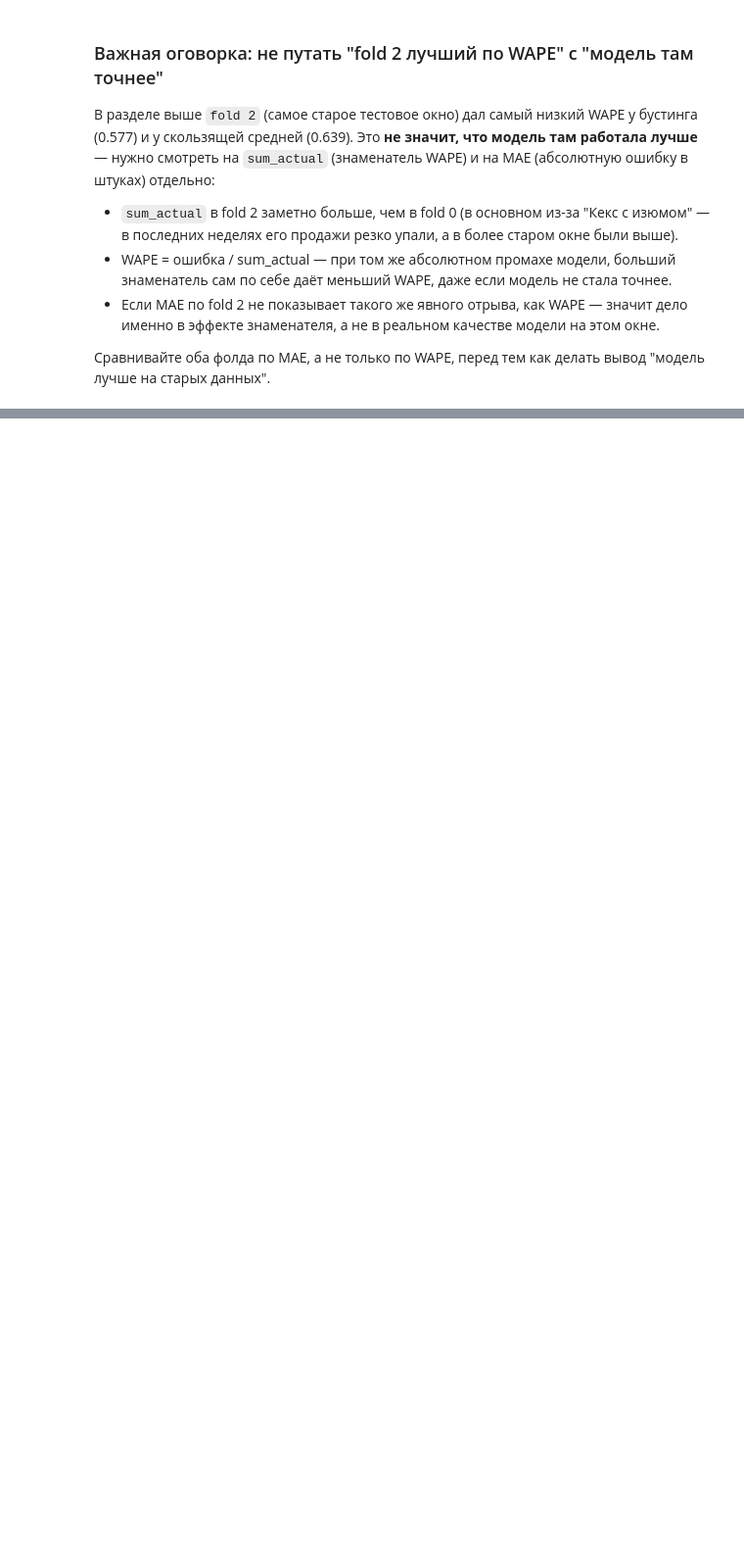
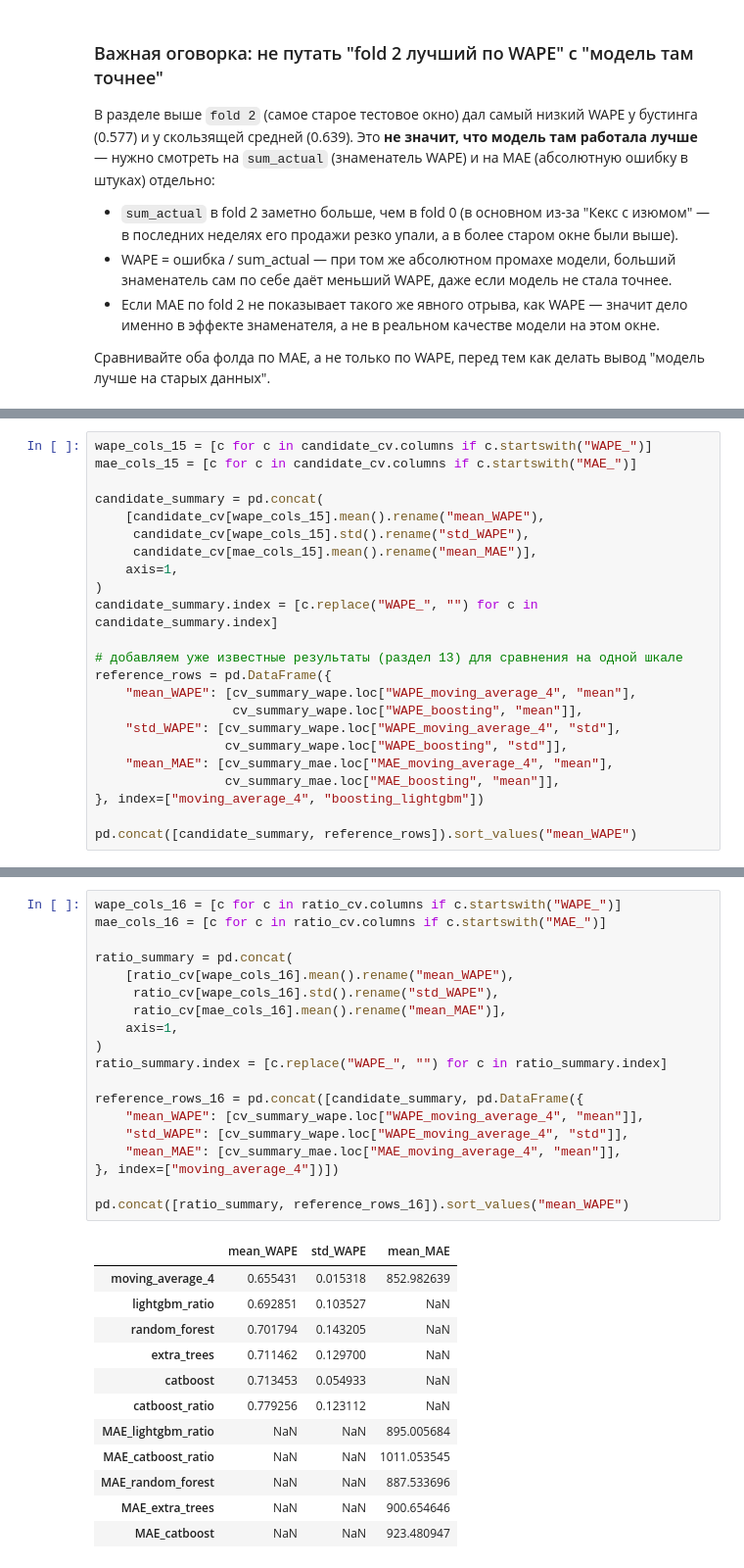
Before and after one commit to Kruasanya/sladkiy_gorodok, a Jupyter notebook: Обучение моделей/Модели/01_Прогноз_спроса/прогноз_спроса.ipynb, the cells around one changed output, grey strips where cells are left out. Shown at 98% size. Saved outputs shown, nothing was run; the diff lists cells and outputs as text; blank space fills up the shorter version.

```diff
--- a/Обучение моделей/Модели/01_Прогноз_спроса/прогноз_спроса.ipynb
+++ b/Обучение моделей/Модели/01_Прогноз_спроса/прогноз_спроса.ipynb
@@ -595,0 +812,23 @@ Name: sum_actual, dtype: float64
+# %%
+wape_cols_15 = [c for c in candidate_cv.columns if c.startswith("WAPE_")]
+mae_cols_15 = [c for c in candidate_cv.columns if c.startswith("MAE_")]
+
+candidate_summary = pd.concat(
+    [candidate_cv[wape_cols_15].mean().rename("mean_WAPE"),
+     candidate_cv[wape_cols_15].std().rename("std_WAPE"),
+     candidate_cv[mae_cols_15].mean().rename("mean_MAE")],
+    axis=1,
+)
+candidate_summary.index = [c.replace("WAPE_", "") for c in candidate_summary.index]
+
+# добавляем уже известные результаты (раздел 13) для сравнения на одной шкале
+reference_rows = pd.DataFrame({
+    "mean_WAPE": [cv_summary_wape.loc["WAPE_moving_average_4", "mean"],
+                  cv_summary_wape.loc["WAPE_boosting", "mean"]],
+    "std_WAPE": [cv_summary_wape.loc["WAPE_moving_average_4", "std"],
+                 cv_summary_wape.loc["WAPE_boosting", "std"]],
+    "mean_MAE": [cv_summary_mae.loc["MAE_moving_average_4", "mean"],
+                 cv_summary_mae.loc["MAE_boosting", "mean"]],
+}, index=["moving_average_4", "boosting_lightgbm"])
+
+pd.concat([candidate_summary, reference_rows]).sort_values("mean_WAPE")
@@ -595,0 +930,32 @@ Name: sum_actual, dtype: float64
+# %%
+wape_cols_16 = [c for c in ratio_cv.columns if c.startswith("WAPE_")]
+mae_cols_16 = [c for c in ratio_cv.columns if c.startswith("MAE_")]
+
+ratio_summary = pd.concat(
+    [ratio_cv[wape_cols_16].mean().rename("mean_WAPE"),
+     ratio_cv[wape_cols_16].std().rename("std_WAPE"),
+     ratio_cv[mae_cols_16].mean().rename("mean_MAE")],
+    axis=1,
+)
+ratio_summary.index = [c.replace("WAPE_", "") for c in ratio_summary.index]
+
+reference_rows_16 = pd.concat([candidate_summary, pd.DataFrame({
+    "mean_WAPE": [cv_summary_wape.loc["WAPE_moving_average_4", "mean"]],
+    "std_WAPE": [cv_summary_wape.loc["WAPE_moving_average_4", "std"]],
+    "mean_MAE": [cv_summary_mae.loc["MAE_moving_average_4", "mean"]],
+}, index=["moving_average_4"])])
+
+pd.concat([ratio_summary, reference_rows_16]).sort_values("mean_WAPE")
+# %% [output]
+|  | mean_WAPE | std_WAPE | mean_MAE |
+| moving_average_4 | 0.655431 | 0.015318 | 852.982639 |
+| lightgbm_ratio | 0.692851 | 0.103527 | NaN |
+| random_forest | 0.701794 | 0.143205 | NaN |
+| extra_trees | 0.711462 | 0.129700 | NaN |
+| catboost | 0.713453 | 0.054933 | NaN |
+| catboost_ratio | 0.779256 | 0.123112 | NaN |
+| MAE_lightgbm_ratio | NaN | NaN | 895.005684 |
+| MAE_catboost_ratio | NaN | NaN | 1011.053545 |
+| MAE_random_forest | NaN | NaN | 887.533696 |
+| MAE_extra_trees | NaN | NaN | 900.654646 |
+| MAE_catboost | NaN | NaN | 923.480947 |
```
Also changed, not shown: parts of 25 cells of this notebook, 2 other files.
